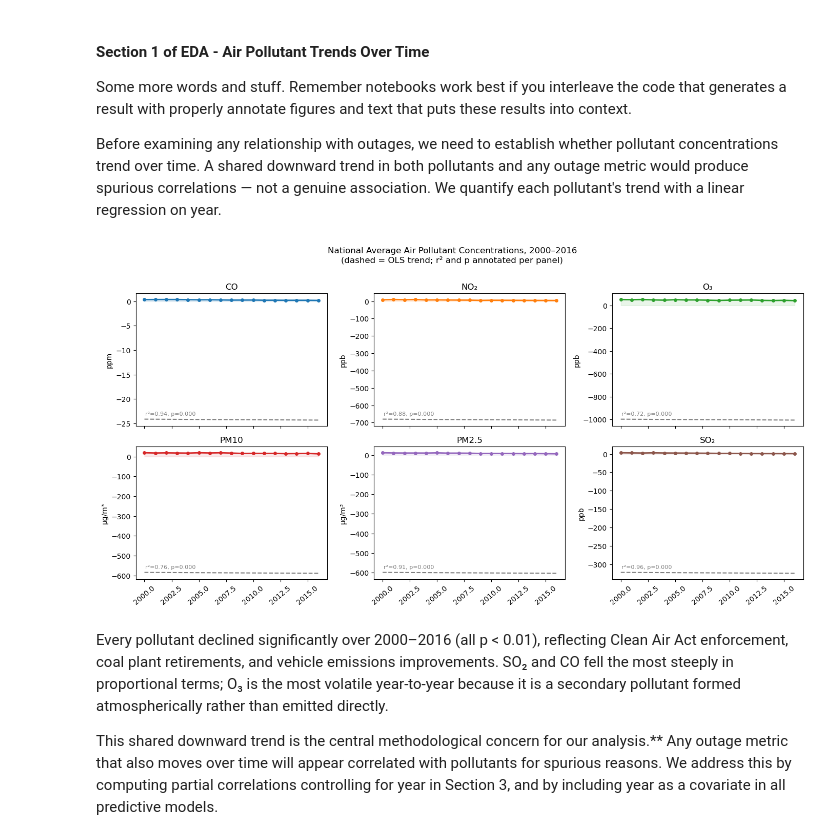
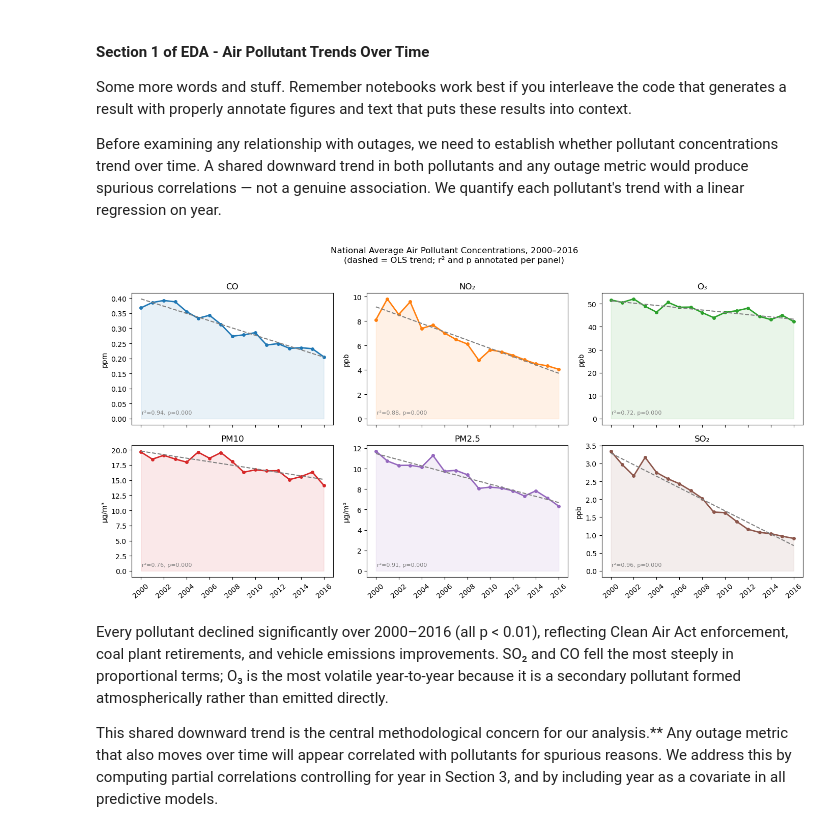
Before and after one commit to COGS108/Group-SP26-094, a Jupyter notebook: 02-EDACheckpoint.ipynb, the cells around one changed output. Drawn from its saved outputs; the diff is of its cells as text; code cells hidden in the pictures.

Commit message:
Fixed graph scaling in section 1

```diff
--- a/02-EDACheckpoint.ipynb
+++ b/02-EDACheckpoint.ipynb
@@ -688,35 +688,35 @@ Before examining any relationship with outages, we need to establish whether pol
 
 # Figure 1: Pollutant trends with OLS lines
 national = merged.groupby('year')[poll_cols].mean().reset_index()
 colors   = sns.color_palette('tab10', len(poll_cols))
 
 fig, axes = plt.subplots(2, 3, figsize=(14, 7), sharex=True)
 
 for ax, poll, color in zip(axes.flat, poll_cols, colors):
     y = national[poll]
     ax.plot(national['year'], y, marker='o', lw=2,
             color=color, markersize=4)
     ax.fill_between(national['year'], y, alpha=0.1, color=color)
 
-    slope, _, r, p, _ = stats.linregress(national['year'], y)
+    slope, _, r, p, StdEr = stats.linregress(national['year'], y)
     xs = np.array([national['year'].min(), national['year'].max()])
     ax.plot(xs, slope*xs + _, '--', color='gray', lw=1.5)
 
     label = poll_labels.get(poll, poll)
     unit  = label.split('(')[-1].replace(')','') if '(' in label else ''
     ax.set_title(label.split(' ')[0])
     ax.set_ylabel(unit)
     ax.tick_params(axis='x', rotation=40)
     ax.annotate(f'r²={r**2:.2f}, p={p:.3f}',
                 xy=(0.05, 0.08), xycoords='axes fraction', fontsize=8,
                 color='gray')
 
 fig.suptitle('National Average Air Pollutant Concentrations, 2000–2016\n'
              '(dashed = OLS trend; r² and p annotated per panel)', y=1.01)
 plt.tight_layout()
 plt.show()
 # %% [output]
-[figure, old version]
+[figure, new version]
 # %% [markdown]
 Every pollutant declined significantly over 2000–2016 (all p < 0.01), reflecting Clean Air Act enforcement, coal plant retirements, and vehicle emissions improvements. SO₂ and CO fell the most steeply in proportional terms; O₃ is the most volatile year-to-year because it is a secondary pollutant formed atmospherically rather than emitted directly.
 
```
Also changed, not shown: parts of 1 cell of this notebook, 3 other files.
